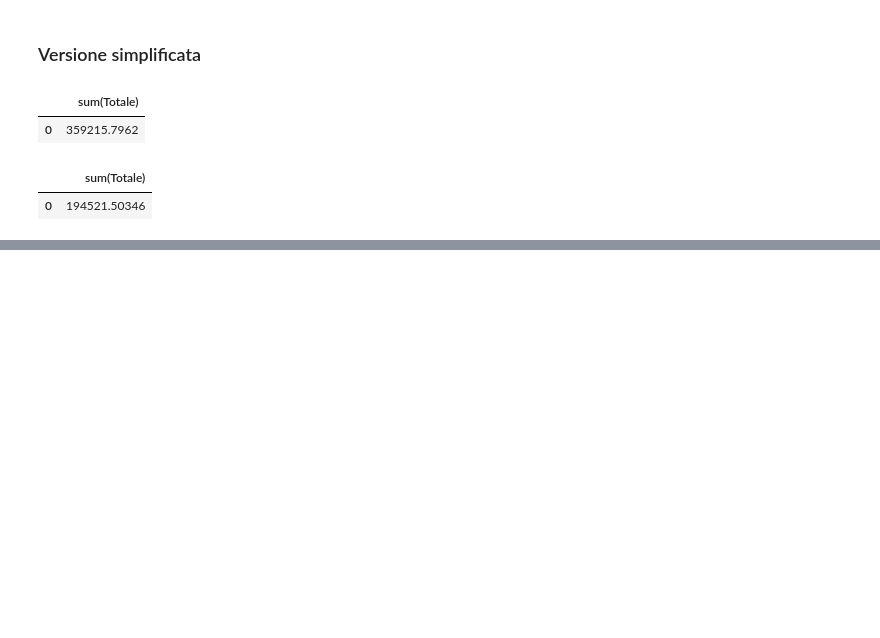
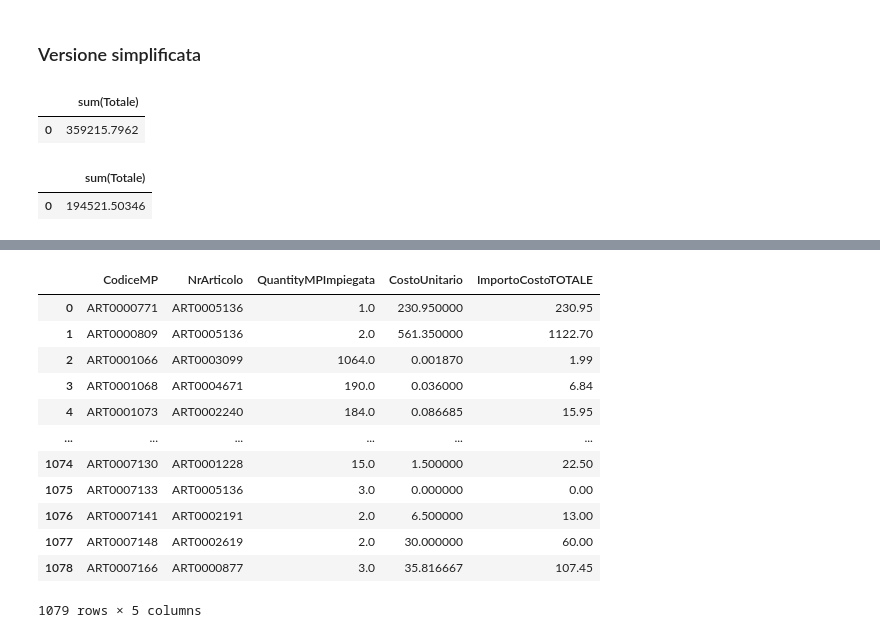
Before and after one commit to VinciGit00/SCGProject, a Jupyter notebook: Datasets/DataElaboration/TotaleDavidExtended.ipynb, the cells around one changed output, grey strips where cells are left out. Saved outputs shown, nothing was run; the diff lists cells and outputs as text; code cells hidden in the pictures; blank space fills up the shorter version.

```diff
--- a/Datasets/DataElaboration/TotaleDavidExtended.ipynb
+++ b/Datasets/DataElaboration/TotaleDavidExtended.ipynb
@@ -550,0 +620,22 @@ x = pd.merge(impiegoConsuntivo,impiegoBudget, on = ['NrArticolo','Descrizione'],
+# %%
+consumiConsuntivoUnitByMP = sqldf('''select CodiceMP, NrArticolo, sum(QuantityMPImpiegata) as QuantityMPImpiegata,sum(ImportoCostoTOTALE)/sum(QuantityMPImpiegata) as CostoUnitario , sum(ImportoCostoTOTALE) as ImportoCostoTOTALE
+from consumiConsuntivoUnit
+group by CodiceMP, NrArticolo''')
+ConsumiBudgetUnitByMP = sqldf('''select CodiceMP, NrArticolo, sum(QuantityMPImpiegata) as QuantityMPImpiegata,sum(ImportoCostoTOTALE)/sum(QuantityMPImpiegata) as CostoUnitario , sum(ImportoCostoTOTALE) as ImportoCostoTOTALE
+from consumiBudgetUnit
+group by CodiceMP, NrArticolo''')
+consumiConsuntivoUnitByMP
+# %% [output]
+|  | CodiceMP | NrArticolo | QuantityMPImpiegata | CostoUnitario | ImportoCostoTOTALE |
+| 0 | ART0000771 | ART0005136 | 1.0 | 230.950000 | 230.95 |
+| 1 | ART0000809 | ART0005136 | 2.0 | 561.350000 | 1122.70 |
+| 2 | ART0001066 | ART0003099 | 1064.0 | 0.001870 | 1.99 |
+| 3 | ART0001068 | ART0004671 | 190.0 | 0.036000 | 6.84 |
+| 4 | ART0001073 | ART0002240 | 184.0 | 0.086685 | 15.95 |
+| ... | ... | ... | ... | ... | ... |
+| 1074 | ART0007130 | ART0001228 | 15.0 | 1.500000 | 22.50 |
+| 1075 | ART0007133 | ART0005136 | 3.0 | 0.000000 | 0.00 |
+| 1076 | ART0007141 | ART0002191 | 2.0 | 6.500000 | 13.00 |
+| 1077 | ART0007148 | ART0002619 | 2.0 | 30.000000 | 60.00 |
+| 1078 | ART0007166 | ART0000877 | 3.0 | 35.816667 | 107.45 |
+1079 rows × 5 columns
```
Also changed, not shown: parts of 19 cells of this notebook.
